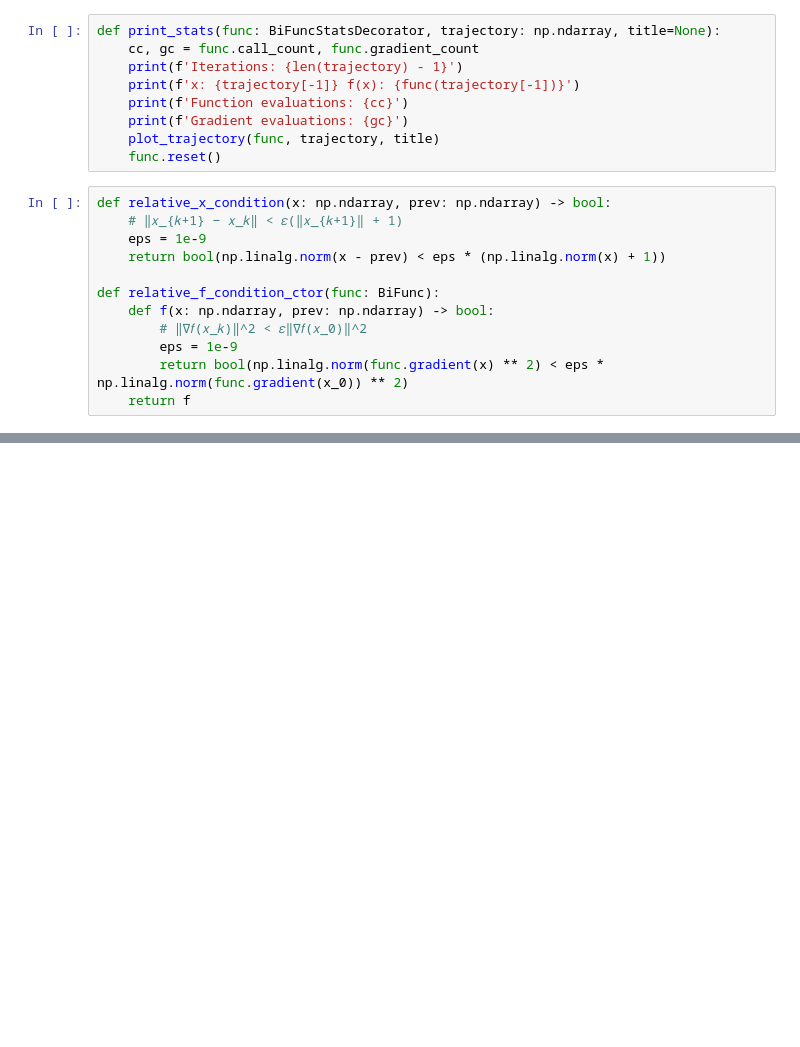
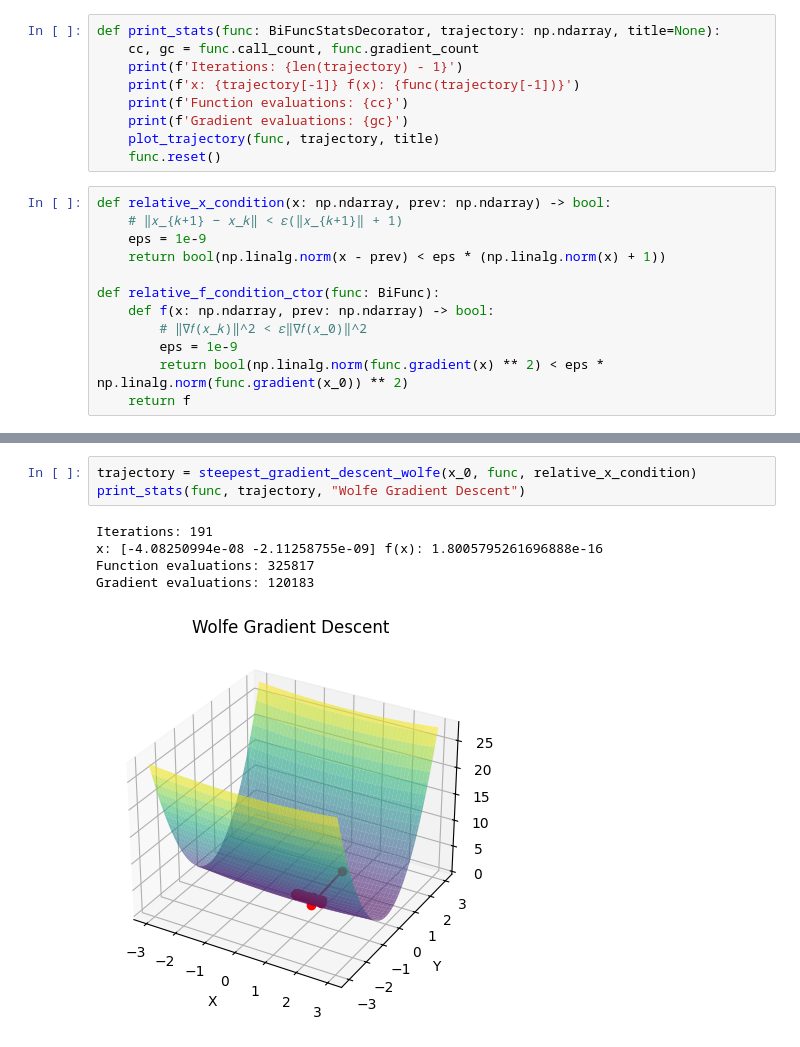
Before and after one commit to postmodernist1848/metopt-lab1, a Jupyter notebook: notebook.ipynb, the cells around one changed output, grey strips where cells are left out. Drawn from its saved outputs; the diff is of its cells as text; blank space fills up the shorter version.

Commit message:
add wolfe's rule

```diff
--- a/notebook.ipynb
+++ b/notebook.ipynb
@@ -175 +194,10 @@ print_stat(2)
+# %%
+trajectory = steepest_gradient_descent_wolfe(x_0, func, relative_x_condition)
+print_stats(func, trajectory, "Wolfe Gradient Descent")
+# %% [output]
+Iterations: 191
+x: [-4.08250994e-08 -2.11258755e-09] f(x): 1.8005795261696888e-16
+Function evaluations: 325817
+Gradient evaluations: 120183
+[figure, added]
 # %%
```
Also changed, not shown: parts of 6 cells of this notebook, 1 other file.
